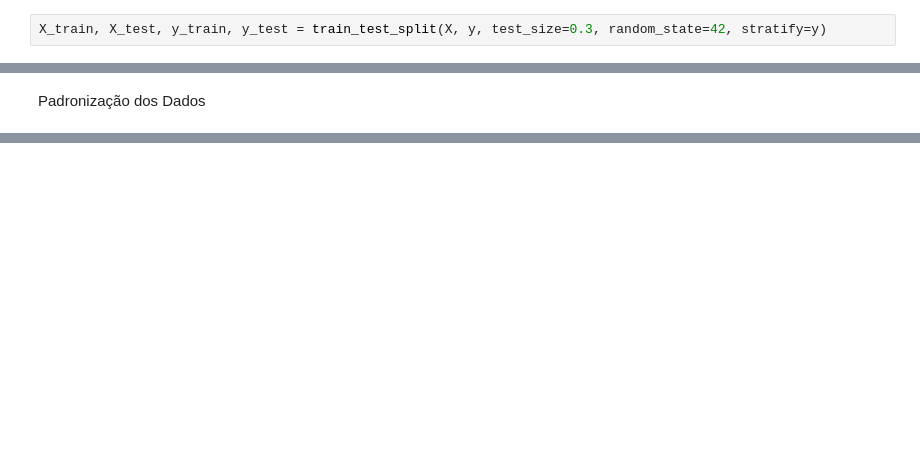
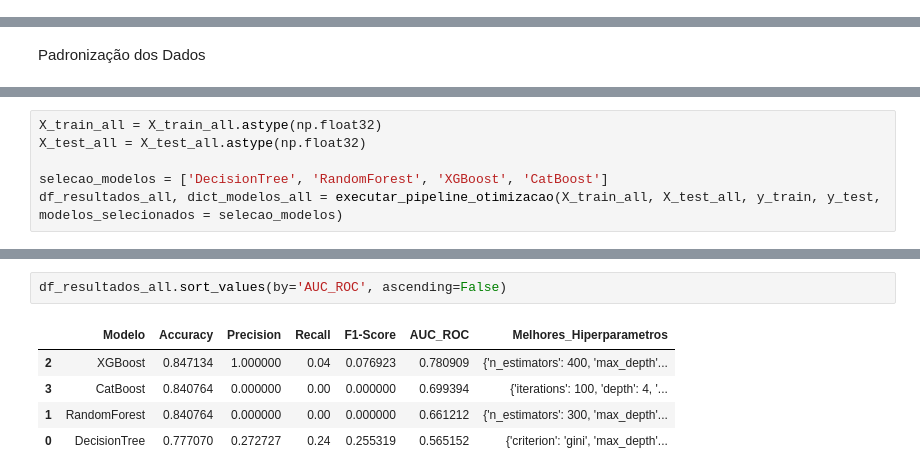
Before and after one commit to v-camargo/genomics, a Jupyter notebook: modeling_TCGA.ipynb, the cells around one changed output, grey strips where cells are left out. Saved outputs shown, nothing was run; the diff lists cells and outputs as text; blank space fills up the shorter version.

```diff
--- a/modeling_TCGA.ipynb
+++ b/modeling_TCGA.ipynb
@@ -747,2 +794,0 @@ y = df_clean_ohe['desfecho']
-# %%
-X_train, X_test, y_train, y_test = train_test_split(X, y, test_size=0.3, random_state=42, stratify=y)
@@ -764,0 +1425,6 @@ X_test.loc[:, var_to_normalize] = scaler.transform(X_test[var_to_normalize])
+# %%
+X_train_all = X_train_all.astype(np.float32)
+X_test_all = X_test_all.astype(np.float32)
+
+selecao_modelos = ['DecisionTree', 'RandomForest', 'XGBoost', 'CatBoost']
+df_resultados_all, dict_modelos_all = executar_pipeline_otimizacao(X_train_all, X_test_all, y_train, y_test, modelos_selecionados = selecao_modelos)
@@ -764,0 +1470,8 @@ X_test.loc[:, var_to_normalize] = scaler.transform(X_test[var_to_normalize])
+# %%
+df_resultados_all.sort_values(by='AUC_ROC', ascending=False)
+# %% [output]
+|  | Modelo | Accuracy | Precision | Recall | F1-Score | AUC_ROC | Melhores_Hiperparametros |
+| 2 | XGBoost | 0.847134 | 1.000000 | 0.04 | 0.076923 | 0.780909 | {'n_estimators': 400, 'max_depth'... |
+| 3 | CatBoost | 0.840764 | 0.000000 | 0.00 | 0.000000 | 0.699394 | {'iterations': 100, 'depth': 4, '... |
+| 1 | RandomForest | 0.840764 | 0.000000 | 0.00 | 0.000000 | 0.661212 | {'n_estimators': 300, 'max_depth'... |
+| 0 | DecisionTree | 0.777070 | 0.272727 | 0.24 | 0.255319 | 0.565152 | {'criterion': 'gini', 'max_depth'... |
```
Also changed, not shown: parts of 50 cells of this notebook, 2 other files.
